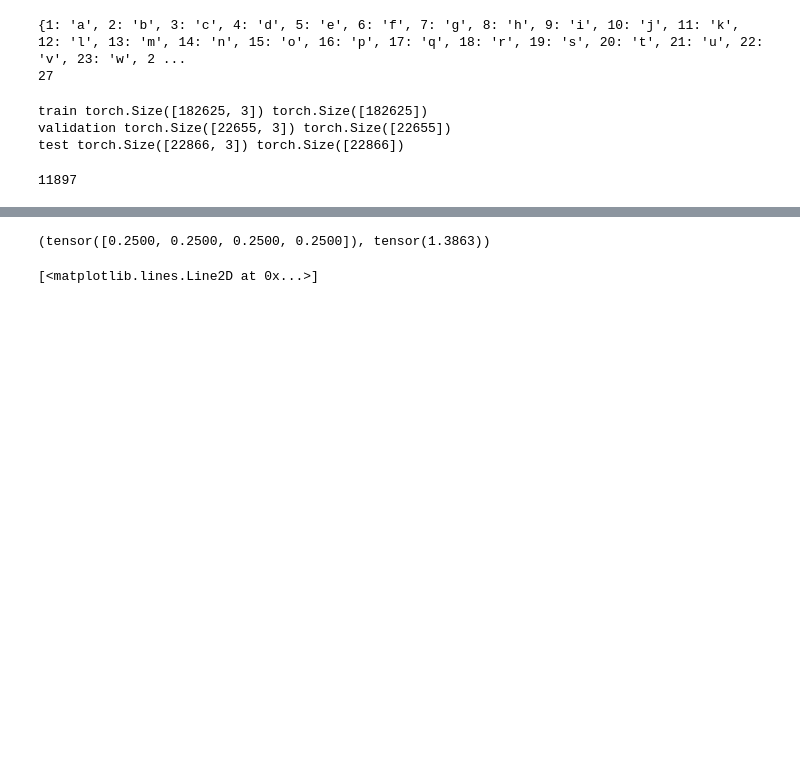
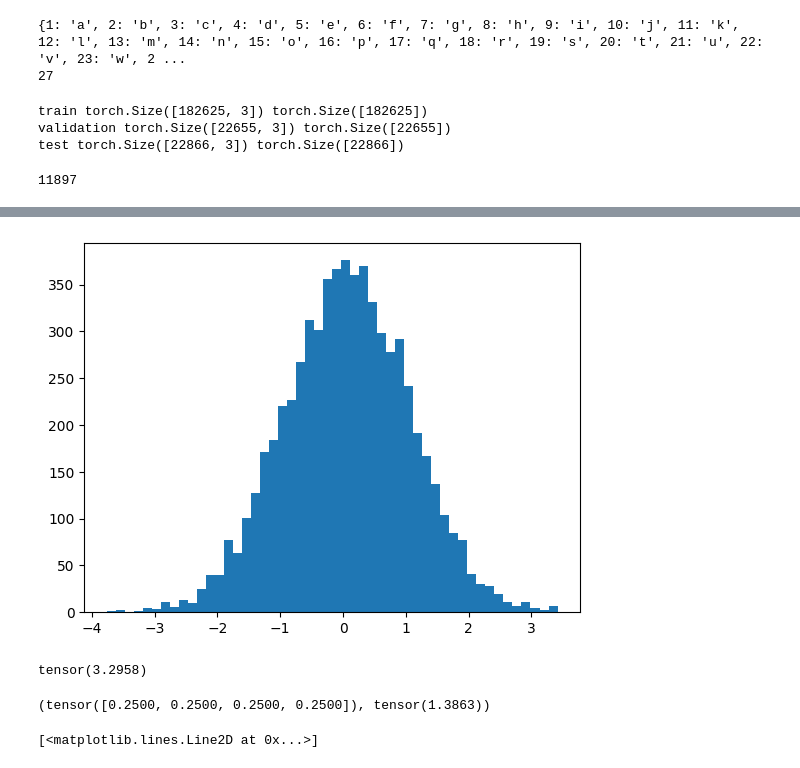
Before and after one commit to charlieroth/karpathy-ai, a Jupyter notebook: makemore-mlp-2.ipynb, the cells around one changed output, grey strips where cells are left out. Drawn from its saved outputs; the diff is of its cells as text; code cells hidden in the pictures; blank space fills up the shorter version.

```diff
--- a/makemore-mlp-2.ipynb
+++ b/makemore-mlp-2.ipynb
@@ -161,3 +215,11 @@ tensor(3.2958)
+# %%
+plt.hist(h_pre_activations.view(-1).tolist(), 50);
+# %% [output]
+[figure, added]
+# %%
+-torch.tensor(1/27.0).log()
+# %% [output]
+tensor(3.2958)
 # %%
 # 4 dimensional example of the issue
 logits = torch.tensor([0.0, 0.0, 0.0, 0.0])
```
Also changed, not shown: parts of 7 cells of this notebook, 4 other files.
